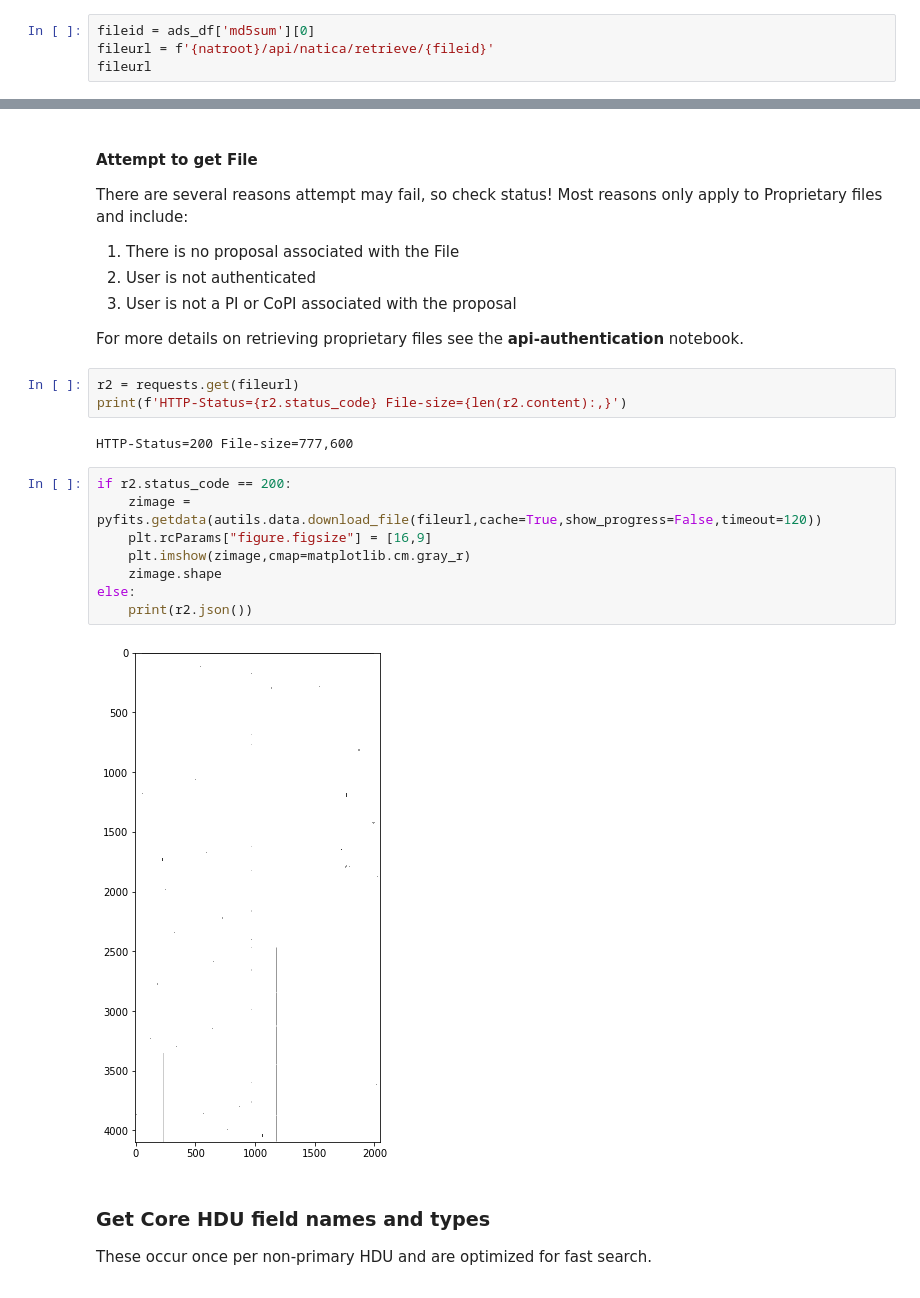
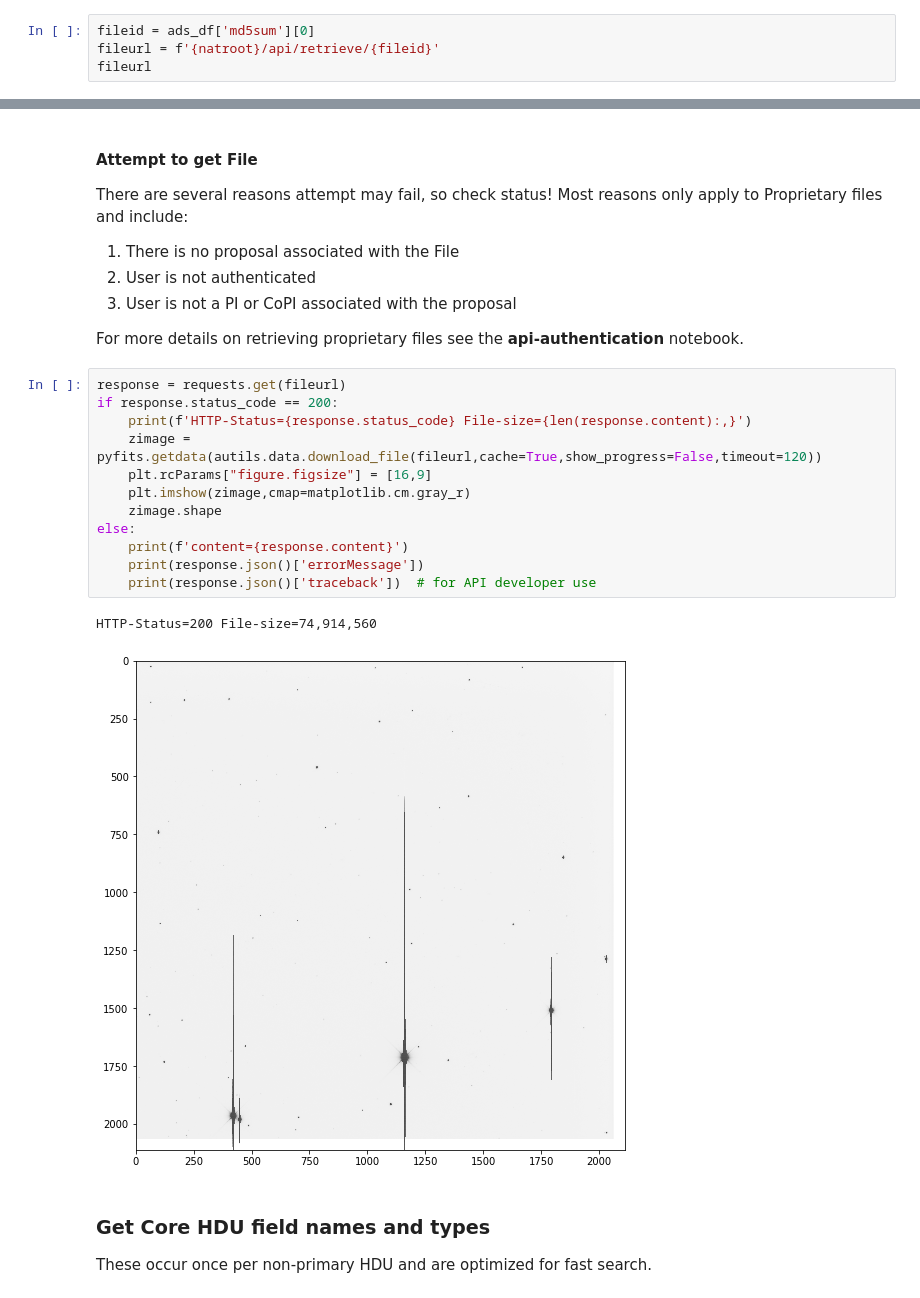
Before and after one commit to NOAO/nat-nb, a Jupyter notebook: advanced-search.ipynb, the cells around one changed output, grey strips where cells are left out. Cells and saved outputs as stored; diff of their text form.

```diff
--- a/advanced-search.ipynb
+++ b/advanced-search.ipynb
@@ -294,6 +297,6 @@ requests.post(f'{adsurl}/fasearch/?limit=9',json=jj).json()
  'errorCode': 'NATERR'}
 # %%
 fileid = ads_df['md5sum'][0]
-fileurl = f'{natroot}/api/natica/retrieve/{fileid}'
+fileurl = f'{natroot}/api/retrieve/{fileid}'
 fileurl
 # %% [output]
@@ -306,21 +309,21 @@ There are several reasons attempt may fail, so check status!  Most reasons only
 1. User is not a PI or CoPI associated with the proposal
 
 For more details on retrieving proprietary files see the **api-authentication** notebook.
-# %%
-r2 = requests.get(fileurl)
-print(f'HTTP-Status={r2.status_code} File-size={len(r2.content):,}')
-# %% [output]
-HTTP-Status=200 File-size=777,600
 # %%
-if r2.status_code == 200:
+response = requests.get(fileurl)
+if response.status_code == 200:
+    print(f'HTTP-Status={response.status_code} File-size={len(response.content):,}')
     zimage = pyfits.getdata(autils.data.download_file(fileurl,cache=True,show_progress=False,timeout=120))
     plt.rcParams["figure.figsize"] = [16,9]
     plt.imshow(zimage,cmap=matplotlib.cm.gray_r)
     zimage.shape
 else:
-    print(r2.json())
+    print(f'content={response.content}')
+    print(response.json()['errorMessage'])
+    print(response.json()['traceback'])  # for API developer use
 # %% [output]
+HTTP-Status=200 File-size=74,914,560
-[figure, old version]
+[figure, new version]
 # %% [markdown]
 ### Get Core HDU field names and types <a id="core_hdu" />
 These occur once per non-primary HDU and are optimized for fast search.
```
Also changed, not shown: parts of 16 cells of this notebook, 3 other files.
